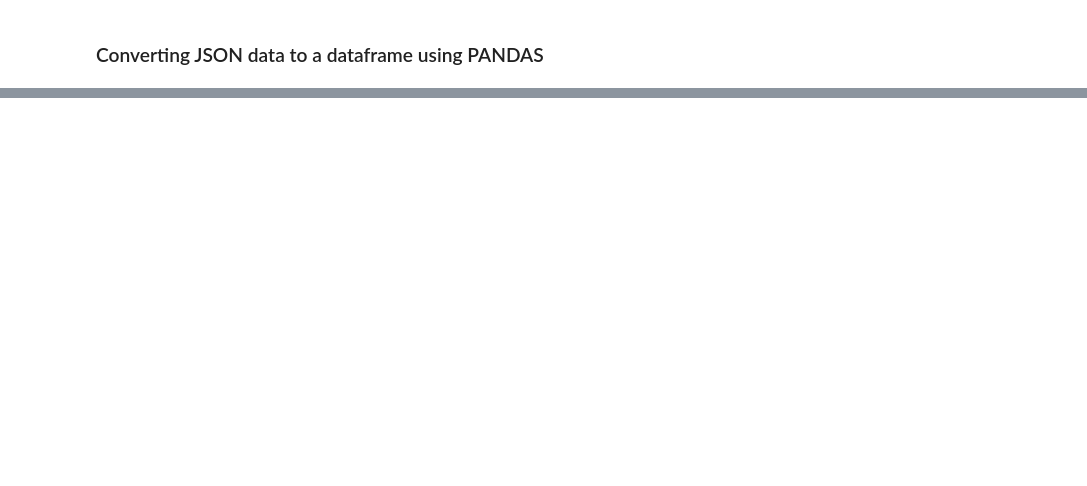
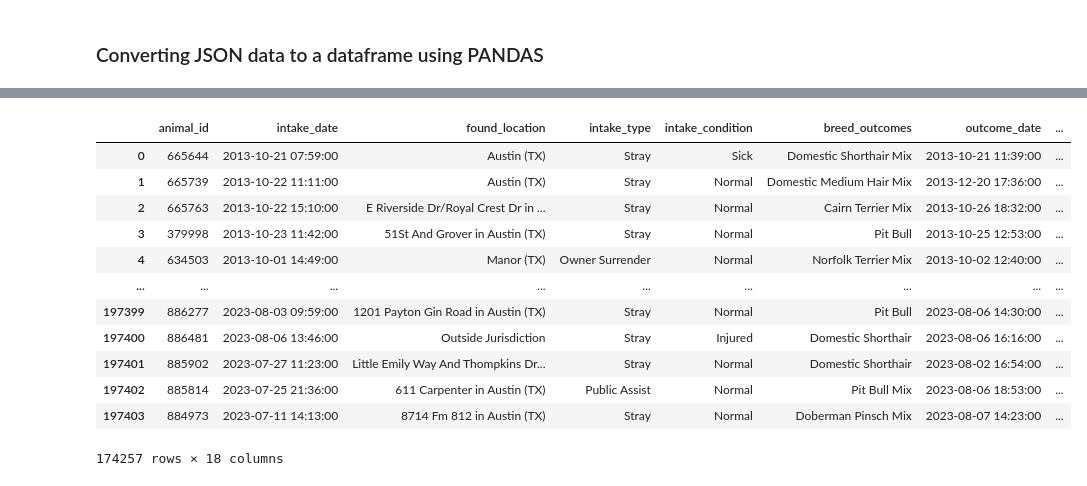
Before and after one commit to a-messmer/AAC_prelim_data_analysis_project, a Jupyter notebook: Project-api.ipynb, the cells around one changed output, grey strips where cells are left out. Drawn from its saved outputs; the diff is of its cells as text; code cells hidden in the pictures; blank space fills up the shorter version.

```diff
--- a/Project-api.ipynb
+++ b/Project-api.ipynb
@@ -97,0 +545,4 @@ merged_df
+# %%
+# Using .index, we remove the rows by the index of the incorrect date rows
+shelter_df.drop(incorrect_dates.index, inplace=True)
+shelter_df
@@ -97,0 +580,5 @@ merged_df
+# %%
+# identify instances where date of birth comes after outcome date
+birth_outcome_intake_date_discrepancies = shelter_df[(shelter_df['date_of_birth'] > shelter_df['outcome_date']) | (shelter_df['date_of_birth'] > shelter_df['intake_date'])]
+
+birth_outcome_intake_date_discrepancies
@@ -97,0 +599,5 @@ merged_df
+# %%
+# Using .index, remove the rows by the index of the rows with the inconsistent date data
+shelter_df.drop(birth_outcome_intake_date_discrepancies.index, inplace=True)
+
+shelter_df
@@ -97,0 +618,9 @@ merged_df
+# %%
+# convert date of birth to datetime
+shelter_df['date_of_birth'] = pd.to_datetime(shelter_df['date_of_birth'])
+
+# calculate age at intake and age at outcome using birth date
+shelter_df['Age at Intake'] = shelter_df['intake_date'] - shelter_df['date_of_birth']
+shelter_df['Age at Outcome'] = shelter_df['outcome_date'] - shelter_df['date_of_birth']
+
+shelter_df
@@ -97,0 +641,24 @@ merged_df
+# %%
+# delete age_upon_intake and age_upon_outcome which are now redundant
+# DO WE NEED DATE OF BIRTH?????????
+shelter_df.drop(['age_upon_intake',
+                'age_upon_outcome'],
+#                 'date_of_birth'],
+                axis='columns',
+                inplace=True)
+
+shelter_df
+# %% [output]
+|  | animal_id | intake_date | found_location | intake_type | intake_condition | breed_outcomes | outcome_date | ... |
+| 0 | 665644 | 2013-10-21 07:59:00 | Austin (TX) | Stray | Sick | Domestic Shorthair Mix | 2013-10-21 11:39:00 | ... |
+| 1 | 665739 | 2013-10-22 11:11:00 | Austin (TX) | Stray | Normal | Domestic Medium Hair Mix | 2013-12-20 17:36:00 | ... |
+| 2 | 665763 | 2013-10-22 15:10:00 | E Riverside Dr/Royal Crest Dr in ... | Stray | Normal | Cairn Terrier Mix | 2013-10-26 18:32:00 | ... |
+| 3 | 379998 | 2013-10-23 11:42:00 | 51St And Grover in Austin (TX) | Stray | Normal | Pit Bull | 2013-10-25 12:53:00 | ... |
+| 4 | 634503 | 2013-10-01 14:49:00 | Manor (TX) | Owner Surrender | Normal | Norfolk Terrier Mix | 2013-10-02 12:40:00 | ... |
+| ... | ... | ... | ... | ... | ... | ... | ... | ... |
+| 197399 | 886277 | 2023-08-03 09:59:00 | 1201 Payton Gin Road in Austin (TX) | Stray | Normal | Pit Bull | 2023-08-06 14:30:00 | ... |
+| 197400 | 886481 | 2023-08-06 13:46:00 | Outside Jurisdiction | Stray | Injured | Domestic Shorthair | 2023-08-06 16:16:00 | ... |
+| 197401 | 885902 | 2023-07-27 11:23:00 | Little Emily Way And Thompkins Dr... | Stray | Normal | Domestic Shorthair | 2023-08-02 16:54:00 | ... |
+| 197402 | 885814 | 2023-07-25 21:36:00 | 611 Carpenter in Austin (TX) | Public Assist | Normal | Pit Bull Mix | 2023-08-06 18:53:00 | ... |
+| 197403 | 884973 | 2023-07-11 14:13:00 | 8714 Fm 812 in Austin (TX) | Stray | Normal | Doberman Pinsch Mix | 2023-08-07 14:23:00 | ... |
+174257 rows × 18 columns
```
Also changed, not shown: parts of 98 cells of this notebook.
